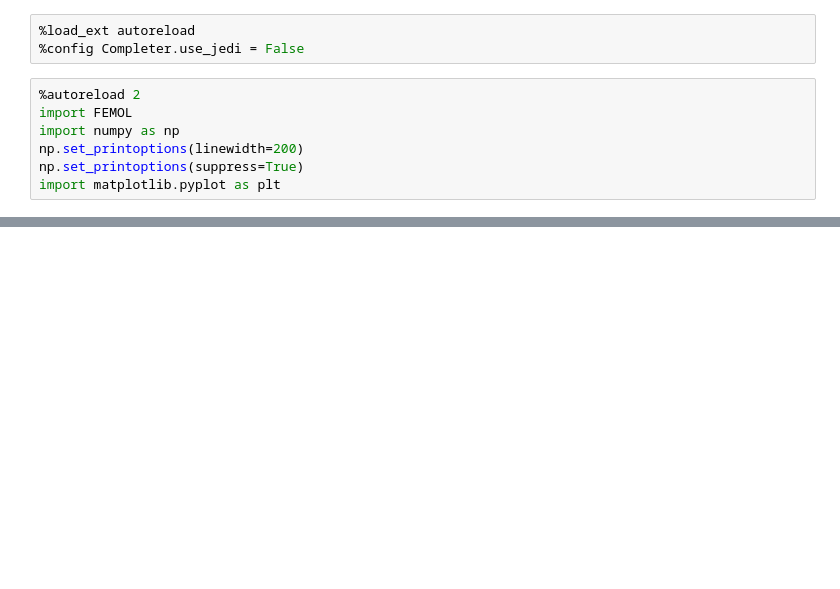
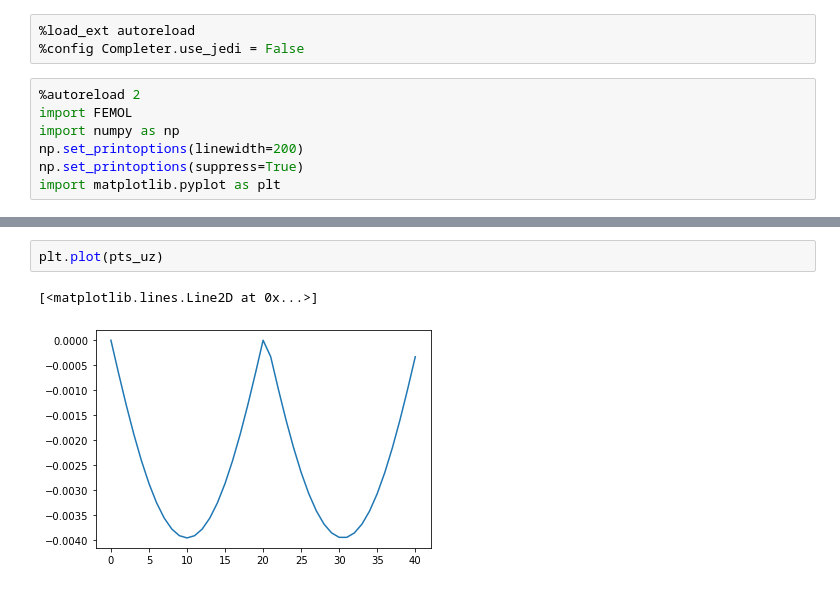
Before and after one commit to olivecha/FEMOL, a Jupyter notebook: DEV_Notebook.ipynb, the cells around one changed output, grey strips where cells are left out. Saved outputs shown, nothing was run; the diff lists cells and outputs as text; blank space fills up the shorter version.

```diff
--- a/DEV_Notebook.ipynb
+++ b/DEV_Notebook.ipynb
@@ -78,0 +73,5 @@ The sensibility of the eigenvalue is given by $\frac{\partial \lambda_j}{\partia
+# %%
+plt.plot(pts_uz)
+# %% [output]
+[<matplotlib.lines.Line2D at 0x...>]
+[figure, added]
```
Also changed, not shown: parts of 28 cells of this notebook, 13 other files.
